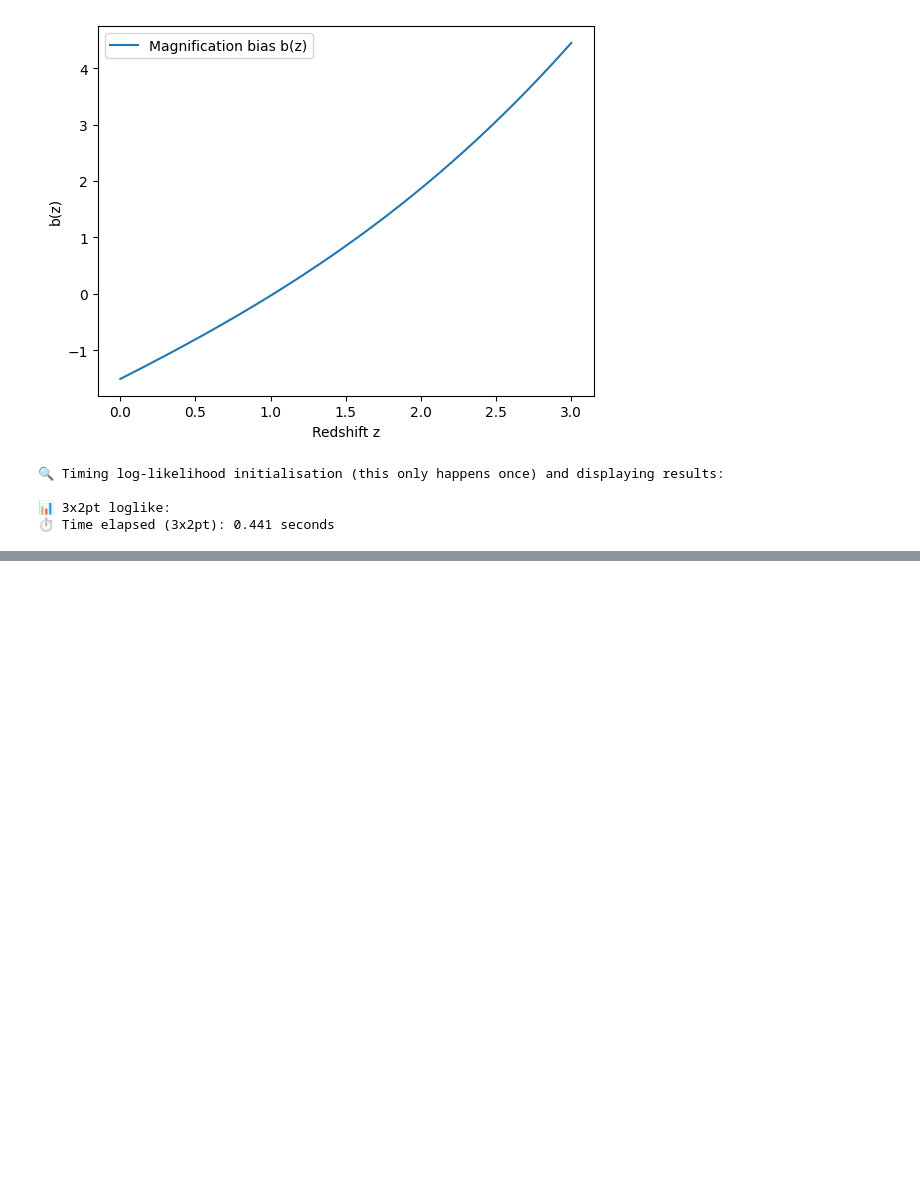
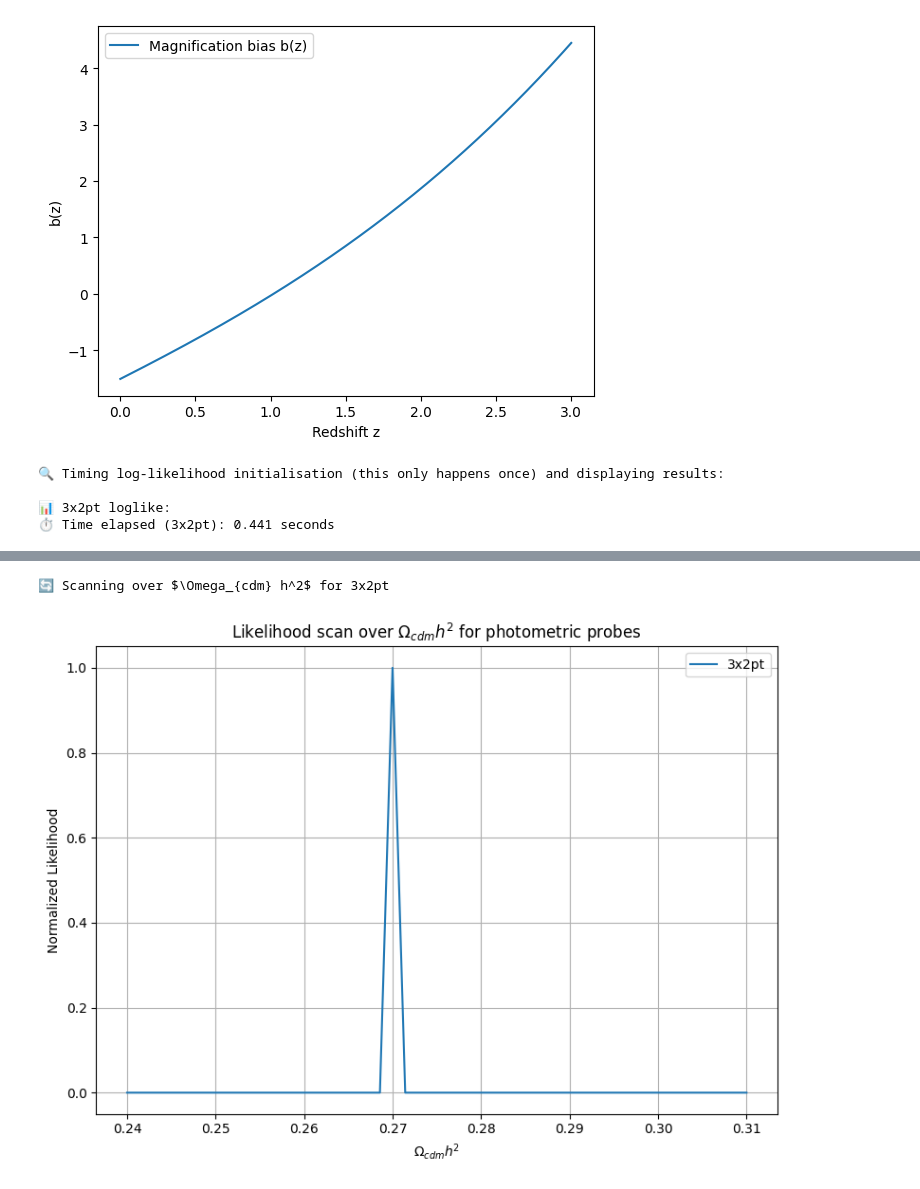
Before and after one commit to jipdebuck/binz, a Jupyter notebook: notebooks/log_like.ipynb, the cells around one changed output, grey strips where cells are left out. Cells and saved outputs as stored; diff of their text form; code cells hidden in the pictures; blank space fills up the shorter version.

```diff
--- a/notebooks/log_like.ipynb
+++ b/notebooks/log_like.ipynb
@@ -298,0 +299,37 @@ for label in ['3x2pt']:
+# %%
+from tqdm import tqdm
+
+# Define the range of Omega_cdm0 values to scan
+oms = np.linspace(0.24, 0.31, 50)
+
+# Prepare the figure
+plt.figure(figsize=(8,6))
+
+for label in ['3x2pt']:
+    print(f"\n🔄 Scanning over $\Omega_{{cdm}} h^2$ for {label}")
+    likelihood_curve = []
+
+    for om in tqdm(oms, desc=f"{label}", ncols=80):
+        # Update Omega_cdm0 parameter from omch2 and H0
+        fiducial_cosmology['Omega_cdm0'] = om
+
+        # Compute log-likelihood
+        ll = like_tests[label].loglike(fiducial_cosmology | fiducial_nuisance)
+        likelihood_curve.append(ll)
+
+    # Convert log-likelihoods to likelihoods (exp) and normalize
+    likelihood_curve = np.exp(likelihood_curve - np.max(likelihood_curve))
+
+    # Plot
+    plt.plot(oms, likelihood_curve, label=label)
+
+plt.xlabel(r'$\Omega_{cdm} h^2$')
+plt.ylabel('Normalized Likelihood')
+plt.title('Likelihood scan over $\Omega_{cdm} h^2$ for photometric probes')
+plt.legend()
+plt.grid(True)
+plt.tight_layout()
+plt.show()
+# %% [output]
+🔄 Scanning over $\Omega_{cdm} h^2$ for 3x2pt
+[figure, added]
```
Also changed, not shown: parts of 4 cells of this notebook, 1 other file.
